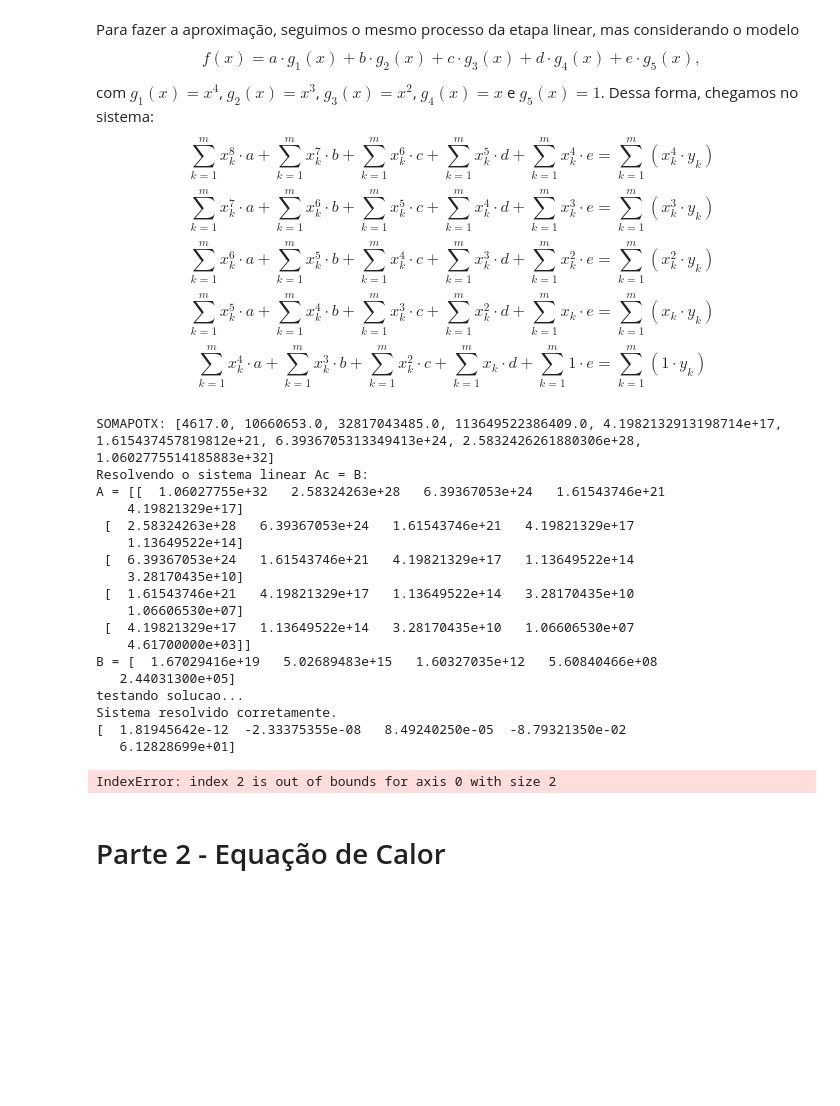
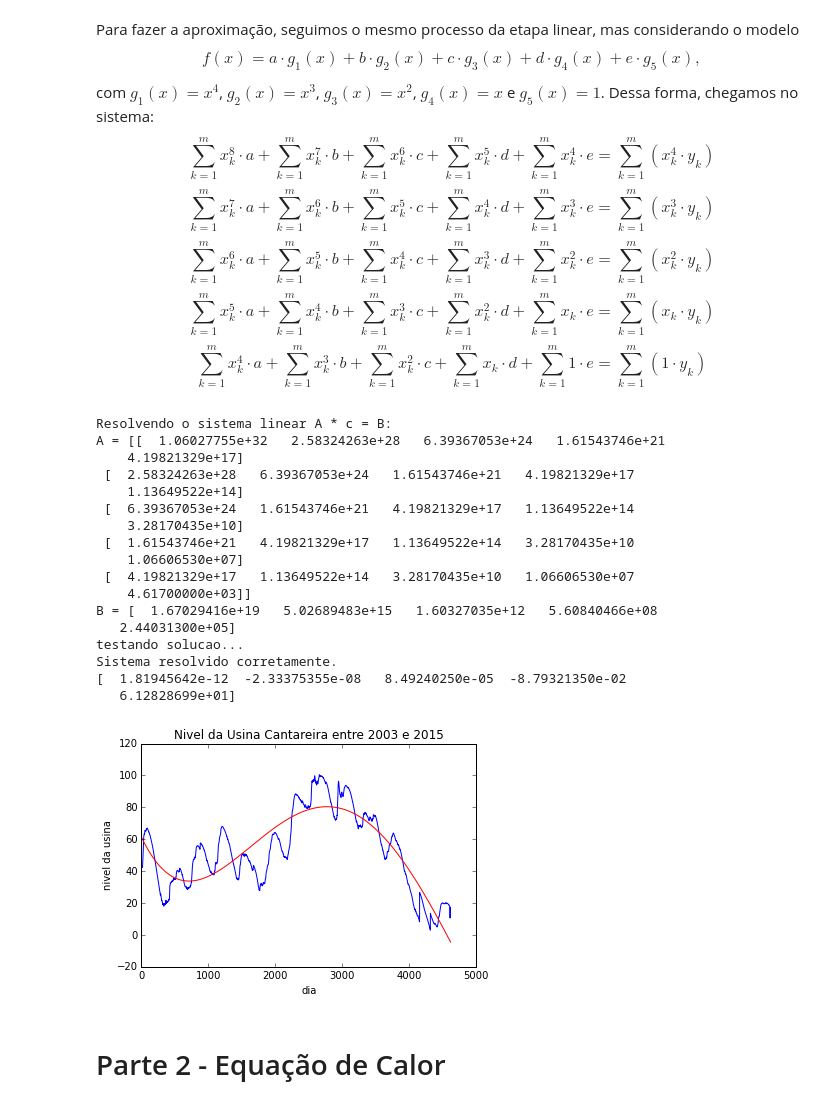
Before and after one commit to MrStrings/numerical-methods-assignment, a Jupyter notebook: codeNotebook.ipynb, the cells around one changed output. Drawn from its saved outputs; the diff is of its cells as text; code cells hidden in the pictures; blank space fills up the shorter version.

Commit message:
Consertada (de novo) a linearSolve, mudancas nome de variaveis e unas cositas pocas mas

```diff
--- a/codeNotebook.ipynb
+++ b/codeNotebook.ipynb
@@ -25,7 +25,7 @@ def linearSolve(a, b):
         b[[i,max]] = b[[max,i]]
 
         for j in range(i+1, a.shape[0]):
-            m = a[j,i]/(a[i,i])
+            m = a[j,i]/(float)(a[i,i])
             a[j] = a[j] - (m*a[i]) # Usar -= da um warning (nao sei o porque)
             b[j] = b[j] - (m*b[i])
 
@@ -89,9 +76,9 @@ with open('cantareira.txt', 'r') as file:
         niveis.append(float(atual[1]))
         i+=1
 # %%
-datasArray = np.array(datas)
-diaArray = np.array(dia)
-niveisArray = np.array(niveis)
+datasArray = np.array(datas, dtype='float64')
+diaArray = np.array(dia, dtype='float64')
+niveisArray = np.array(niveis, dtype='float64')
 # %%
 print "datas\t\t","dia\t", "niveis"
 for i in range(len(datas)):
@@ -209,8 +197,8 @@ def quartoGrauMMQ(x, y):
     somaPotXY = []
     for i in range(5):
         sum = 0 #Pode ser reduzida para somaPotXY.append(np.sum(np.multiply(x**i, y))) se nao houver overflow
-        for xk in x:
-            sum += pow(xk, i)
+        for j in range(len(x)):
+            sum += (pow(x[j], i)*y[j])
         somaPotXY.append(sum)
 
     # Ajustando os coeficientes das matrizes A e B
@@ -223,7 +211,7 @@ def quartoGrauMMQ(x, y):
 
     b = np.array(somaPotXY[::-1]) #B eh a array somaPotXY de baixo pra cima
 
-    print "Resolvendo o sistema linear Ac = B:"
+    print "Resolvendo o sistema linear A * c = B:"
     print "A =", a
     print "B =", b
 
@@ -237,12 +225,10 @@ def quartoGrauMMQ(x, y):
         print "Resposta esperada:", np.linalg.solve(a, b)
     return c
 # %%
-diaArrayBig = np.array (diaArray, dtype="float64")
 c4 = quartoGrauMMQ(diaArrayBig, niveisArray)
 print c4
 # %% [output]
-SOMAPOTX: [4617.0, 10660653.0, 32817043485.0, 113649522386409.0, 4.1982132913198714e+17, 1.615437457819812e+21, 6.3936705313349413e+24, 2.5832426261880306e+28, 1.0602775514185883e+32]
-Resolvendo o sistema linear Ac = B:
+Resolvendo o sistema linear A * c = B:
 A = [[  1.06027755e+32   2.58324263e+28   6.39367053e+24   1.61543746e+21
     4.19821329e+17]
  [  2.58324263e+28   6.39367053e+24   1.61543746e+21   4.19821329e+17
@@ -260,17 +246,17 @@ Sistema resolvido corretamente.
 [  1.81945642e-12  -2.33375355e-08   8.49240250e-05  -8.79321350e-02
    6.12828699e+01]
 # %%
-funG = lambda x: c4[0]*x**4 + c4[1]*x**3 + c4[2]*x**2 + c4[3]*x**1 + c4[4] #funcao linear encontrada
+aprox4o = lambda x: c4[0]*x**4 + c4[1]*x**3 + c4[2]*x**2 + c4[3]*x**1 + c4[4] #funcao linear encontrada
 
-linearY = np.vectorize(funG)(dia)
+linearY = np.vectorize(aprox4o)(dia)
 
 plt.plot(dia, niveis, 'b-')
 plt.plot(dia, linearY, 'r-')
 plt.title("Nivel da Usina Cantareira entre 2003 e 2015")
 plt.ylabel('nivel da usina')
 plt.xlabel("dia")
 plt.show()
 # %% [output]
-IndexError: index 2 is out of bounds for axis 0 with size 2
+[figure, added]
 # %% [markdown]
 # Parte 2 - Equação de Calor
```
Also changed, not shown: parts of 5 cells of this notebook.
